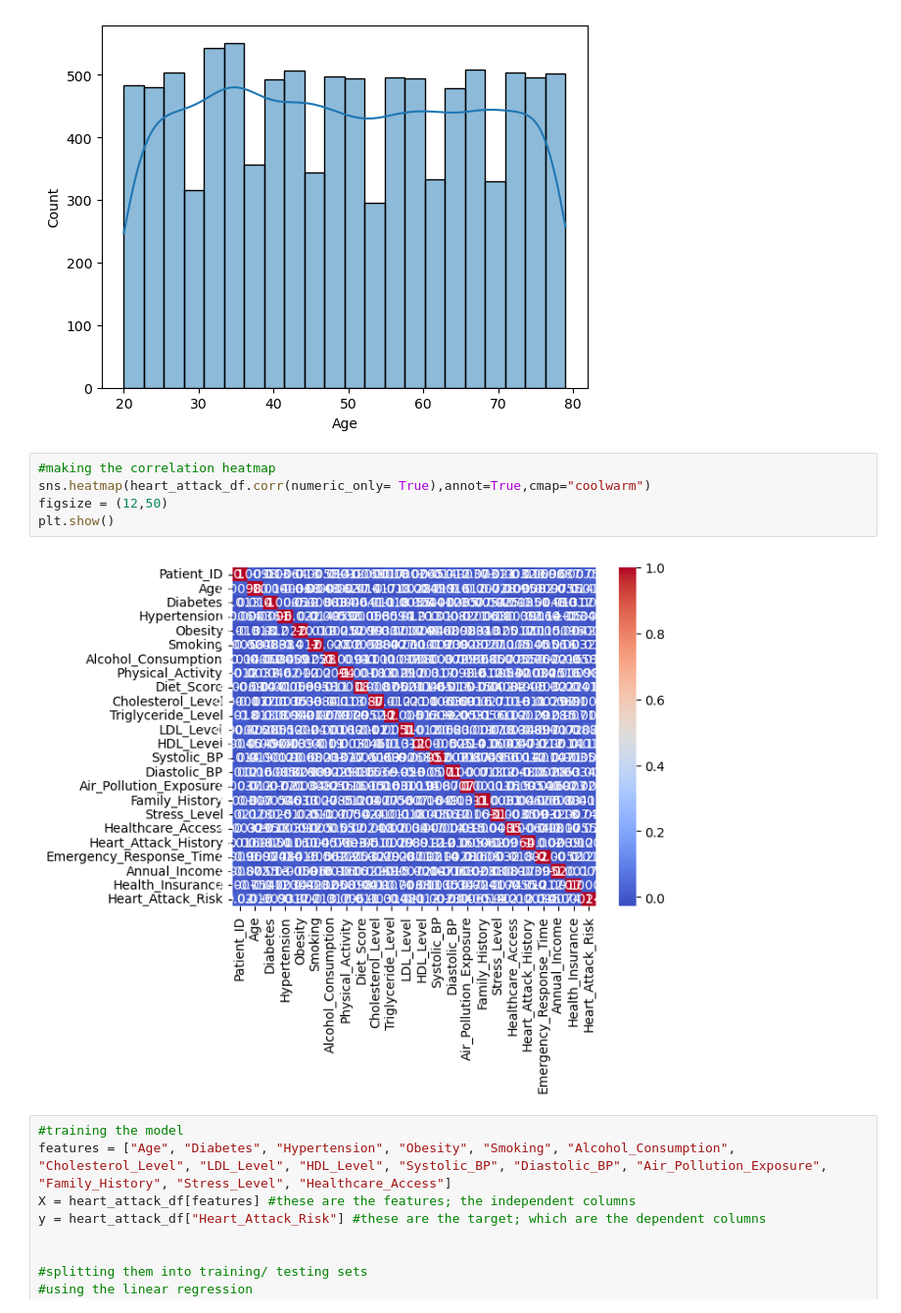
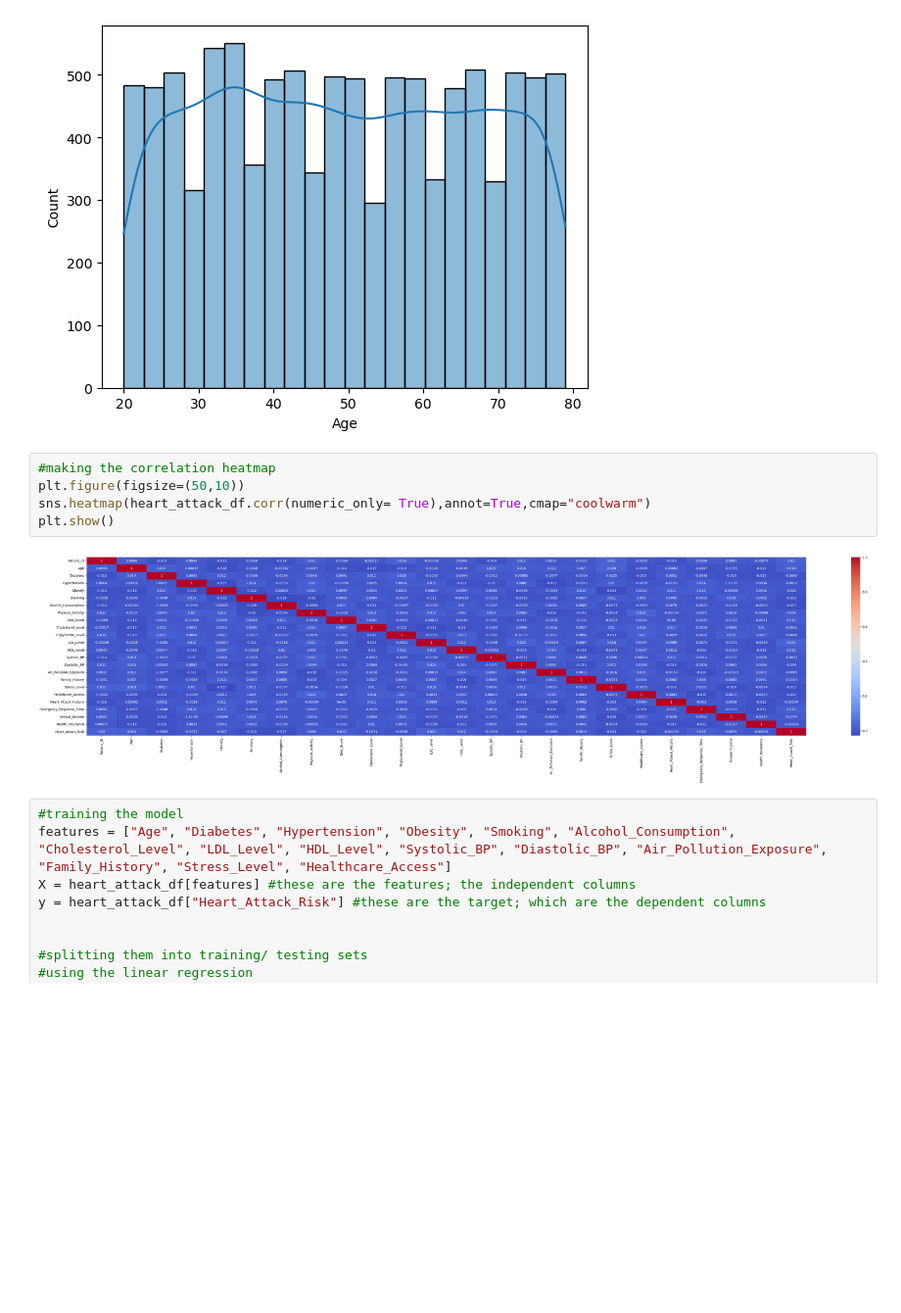
Before and after one commit to arwaguudle/Heart-Attack-EDA-and-Predictions-on-India-, a Jupyter notebook: heart_attack_india.ipynb, the cells around one changed output. Shown at 98% size. Cells and saved outputs as stored; diff of their text form; blank space fills up the shorter version.

Commit message:
fixed the graphs

```diff
--- a/heart_attack_india.ipynb
+++ b/heart_attack_india.ipynb
@@ -59,11 +59,11 @@ sns.histplot(heart_attack_df["Age"],kde=True)
 [figure]
 # %%
 #making the correlation heatmap
+plt.figure(figsize=(50,10))
 sns.heatmap(heart_attack_df.corr(numeric_only= True),annot=True,cmap="coolwarm")
-figsize = (12,50)
 plt.show()
 # %% [output]
-[figure, old version]
+[figure, new version]
 # %%
 #training the model
 features = ["Age", "Diabetes", "Hypertension", "Obesity", "Smoking", "Alcohol_Consumption", "Cholesterol_Level", "LDL_Level", "HDL_Level", "Systolic_BP", "Diastolic_BP", "Air_Pollution_Exposure", "Family_History", "Stress_Level", "Healthcare_Access"]
```
Also changed, not shown: parts of 1 cell of this notebook.
